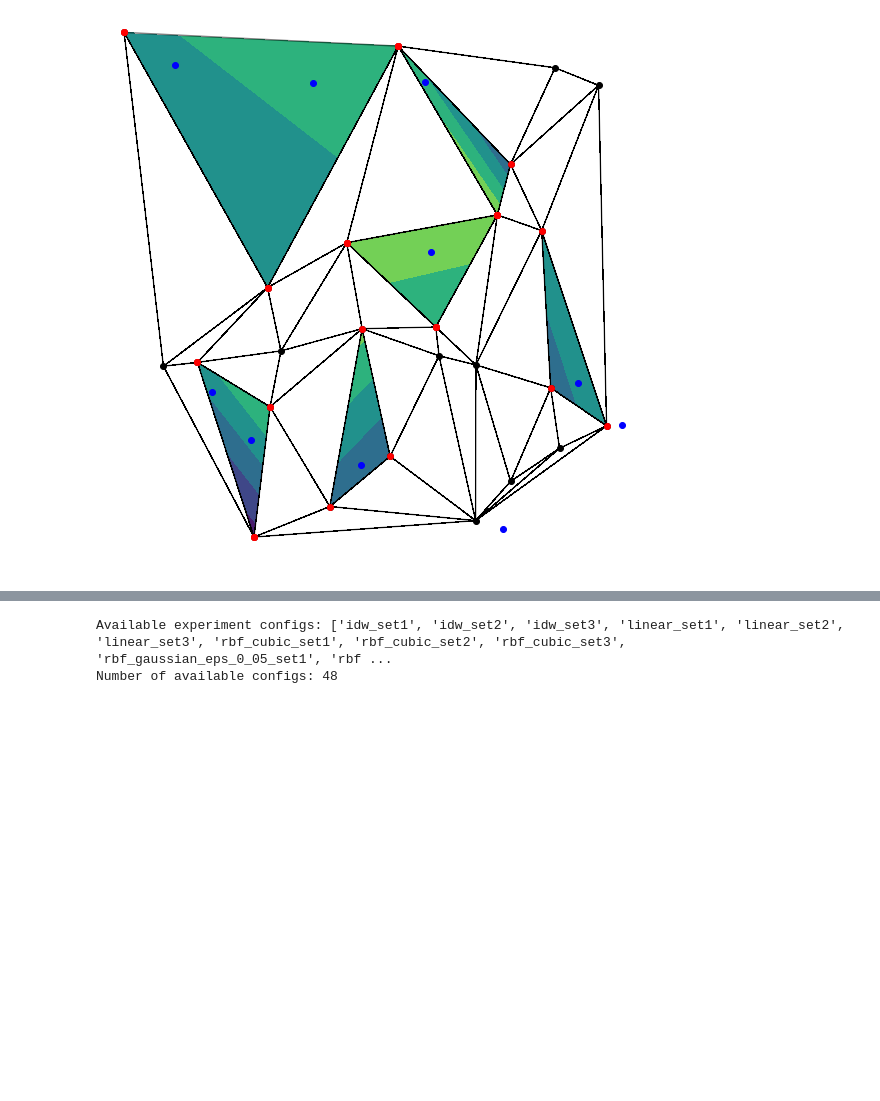
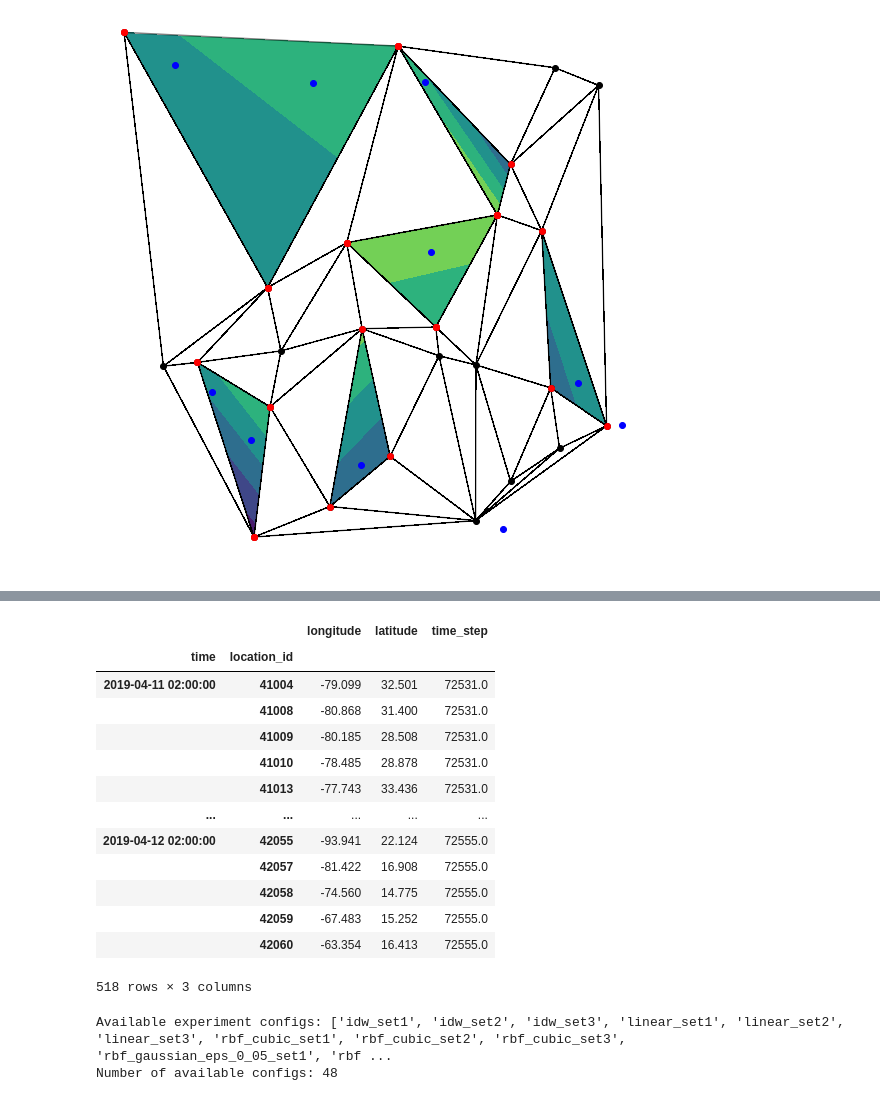
Before and after one commit to simonsanvil/ndbc-spatial-modeling, a Jupyter notebook: notebooks/3-deterministic-interpolation.ipynb, the cells around one changed output, grey strips where cells are left out. Saved outputs shown, nothing was run; the diff lists cells and outputs as text; code cells hidden in the pictures; blank space fills up the shorter version.

```diff
--- a/notebooks/3-deterministic-interpolation.ipynb
+++ b/notebooks/3-deterministic-interpolation.ipynb
@@ -242,3 +300,20 @@ r2: 0.7441 mae: 0.2045 rmse: 0.3277
+# %%
+train_by_times.loc[idx[(time-delta):time,:], linear_interpolator.dim_cols] #drop_duplicates(subset="time_step")
+# %% [output]
+|  |  | longitude | latitude | time_step |
+| time | location_id |  |  |  |
+| 2019-04-11 02:00:00 | 41004 | -79.099 | 32.501 | 72531.0 |
+|  | 41008 | -80.868 | 31.400 | 72531.0 |
+|  | 41009 | -80.185 | 28.508 | 72531.0 |
+|  | 41010 | -78.485 | 28.878 | 72531.0 |
+|  | 41013 | -77.743 | 33.436 | 72531.0 |
+| ... | ... | ... | ... | ... |
+| 2019-04-12 02:00:00 | 42055 | -93.941 | 22.124 | 72555.0 |
+|  | 42057 | -81.422 | 16.908 | 72555.0 |
+|  | 42058 | -74.560 | 14.775 | 72555.0 |
+|  | 42059 | -67.483 | 15.252 | 72555.0 |
+|  | 42060 | -63.354 | 16.413 | 72555.0 |
+518 rows × 3 columns
 # %%
 from experiments.noaa.deterministic import NOAADeterministicExperiment
 from experiments.configs.evaluation import eval_sets as eval_conf
```
Also changed, not shown: parts of 12 cells of this notebook, 15 other files.
